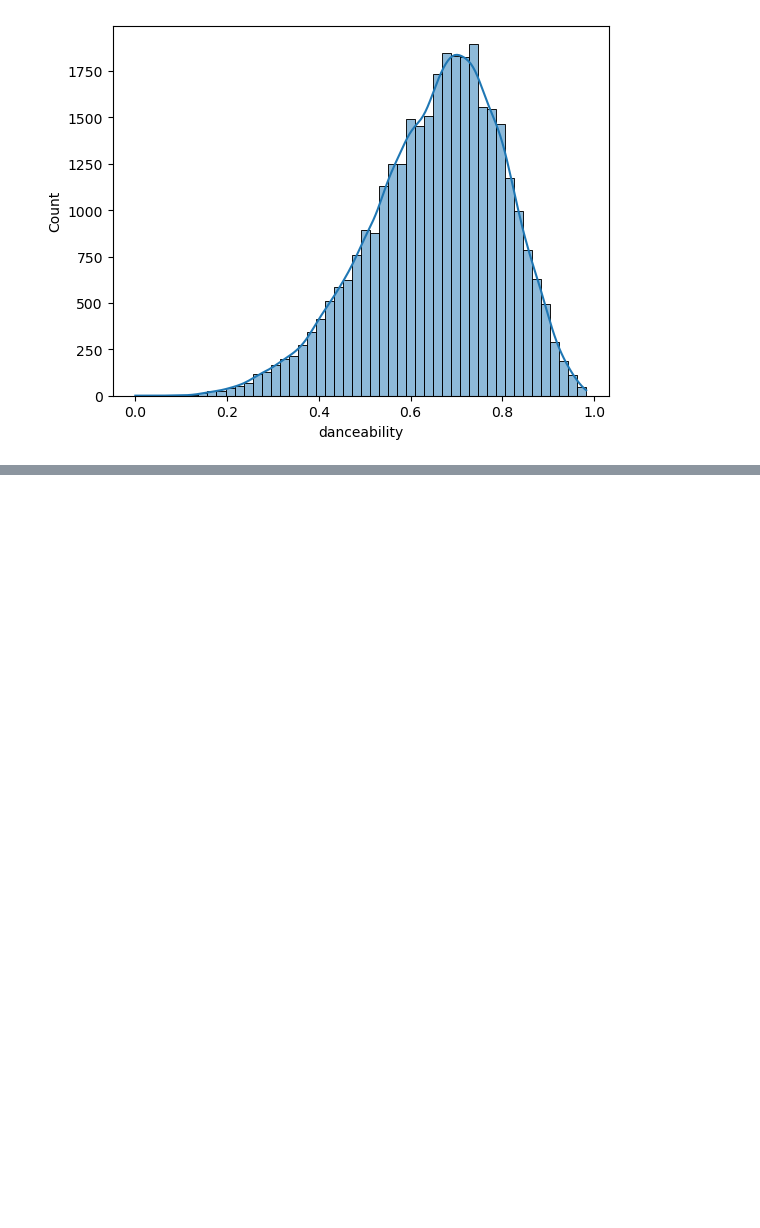
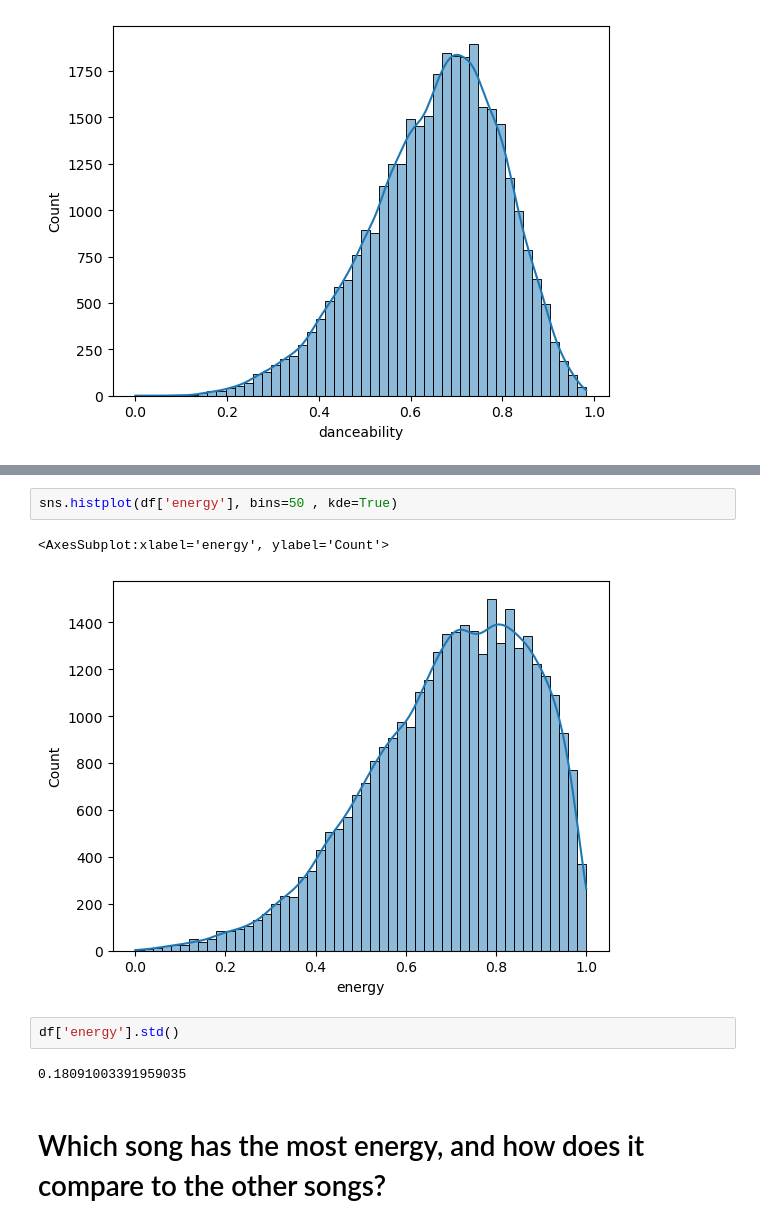
Before and after one commit to ReapersOne/AI, a Jupyter notebook: Semester 1/Spotify/MoreSpotify.ipynb, the cells around one changed output, grey strips where cells are left out. Cells and saved outputs as stored; diff of their text form; blank space fills up the shorter version.

```diff
--- a/Semester 1/Spotify/MoreSpotify.ipynb
+++ b/Semester 1/Spotify/MoreSpotify.ipynb
@@ -84,0 +185,11 @@ NameError: name 'x' is not defined
+# %%
+sns.histplot(df['energy'], bins=50 , kde=True)
+# %% [output]
+<AxesSubplot:xlabel='energy', ylabel='Count'>
+[figure, added]
+# %%
+df['energy'].std()
+# %% [output]
+0.18091003391959035
+# %% [markdown]
+# Which song has the most energy, and how does it compare to the other songs?
```
Also changed, not shown: parts of 12 cells of this notebook.
